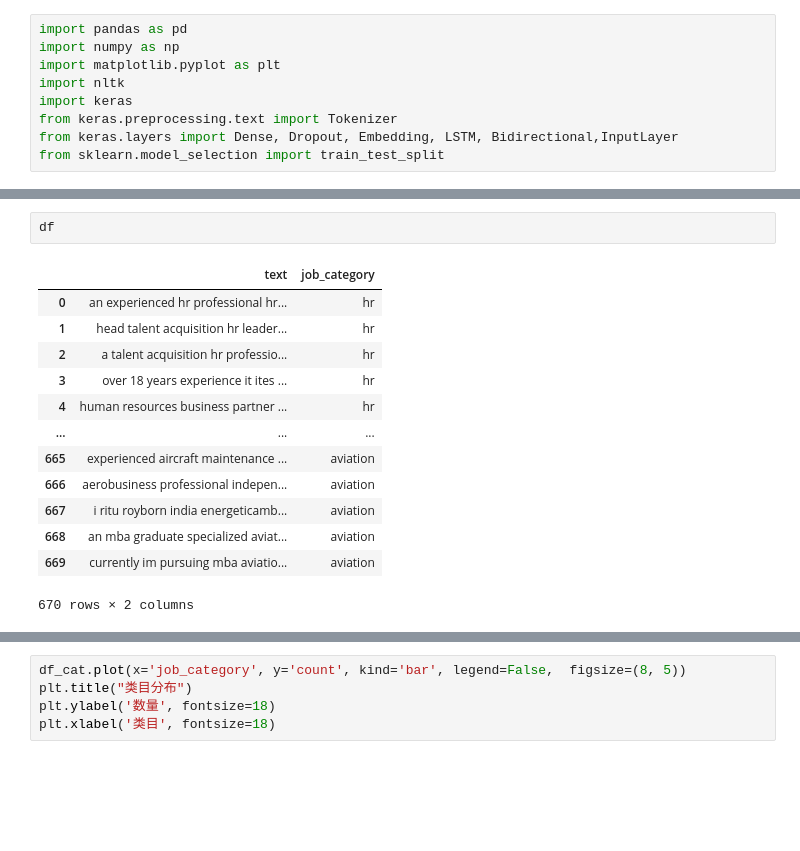
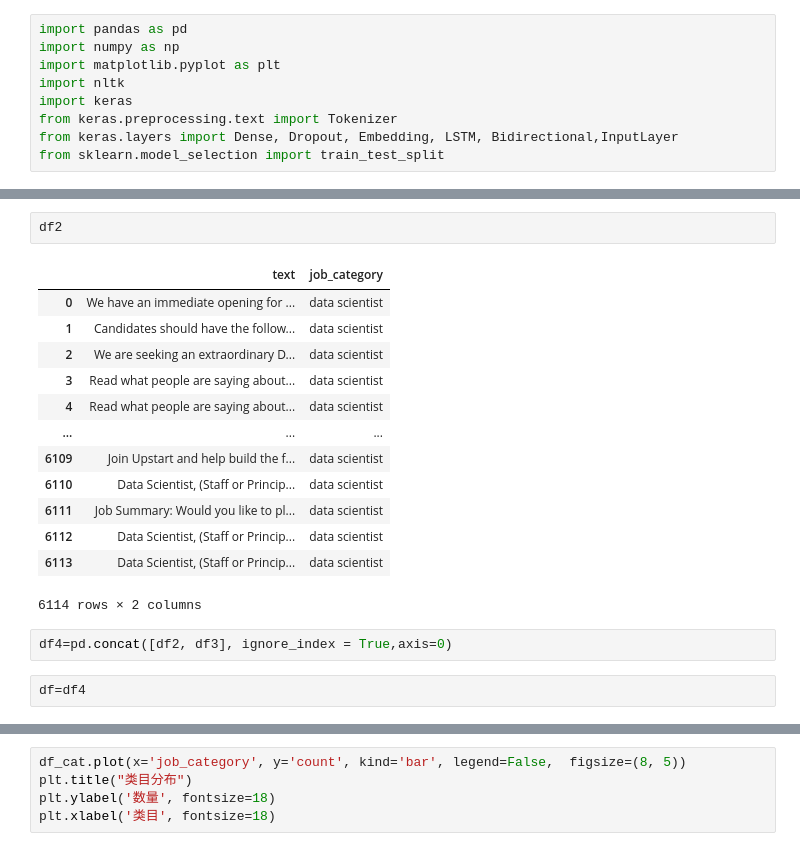
Before and after one commit to yc3993/Job-recommendation-system, a Jupyter notebook: test.ipynb, the cells around one changed output, grey strips where cells are left out. Saved outputs shown, nothing was run; the diff lists cells and outputs as text; blank space fills up the shorter version.

```diff
--- a/test.ipynb
+++ b/test.ipynb
@@ -13,19 +49,23 @@ df = pd.read_csv(data_path,names=['text','job_category'],encoding = "ISO-8859-1"
+# %%
+df2
+# %% [output]
+|  | text | job_category |
+| 0 | We have an immediate opening for ... | data scientist |
+| 1 | Candidates should have the follow... | data scientist |
+| 2 | We are seeking an extraordinary D... | data scientist |
+| 3 | Read what people are saying about... | data scientist |
+| 4 | Read what people are saying about... | data scientist |
+| ... | ... | ... |
+| 6109 | Join Upstart and help build the f... | data scientist |
+| 6110 | Data Scientist, (Staff or Princip... | data scientist |
+| 6111 | Job Summary: Would you like to pl... | data scientist |
+| 6112 | Data Scientist, (Staff or Princip... | data scientist |
+| 6113 | Data Scientist, (Staff or Princip... | data scientist |
+6114 rows × 2 columns
+# %%
+df4=pd.concat([df2, df3], ignore_index = True,axis=0)
 # %%
-df
+df=df4
-# %% [output]
-|  | text | job_category |
-| 0 | an experienced hr professional hr... | hr |
-| 1 | head talent acquisition hr leader... | hr |
-| 2 | a talent acquisition hr professio... | hr |
-| 3 | over 18 years experience it ites ... | hr |
-| 4 | human resources business partner ... | hr |
-| ... | ... | ... |
-| 665 | experienced aircraft maintenance ... | aviation |
-| 666 | aerobusiness professional indepen... | aviation |
-| 667 | i ritu royborn india energeticamb... | aviation |
-| 668 | an mba graduate specialized aviat... | aviation |
-| 669 | currently im pursuing mba aviatio... | aviation |
-670 rows × 2 columns
 # %%
 d = {'job_category':df['job_category'].value_counts().index, 'count': df['job_category'].value_counts()}
 df_cat = pd.DataFrame(data=d).reset_index(drop=True)
```
Also changed, not shown: parts of 17 cells of this notebook, 3 other files.
